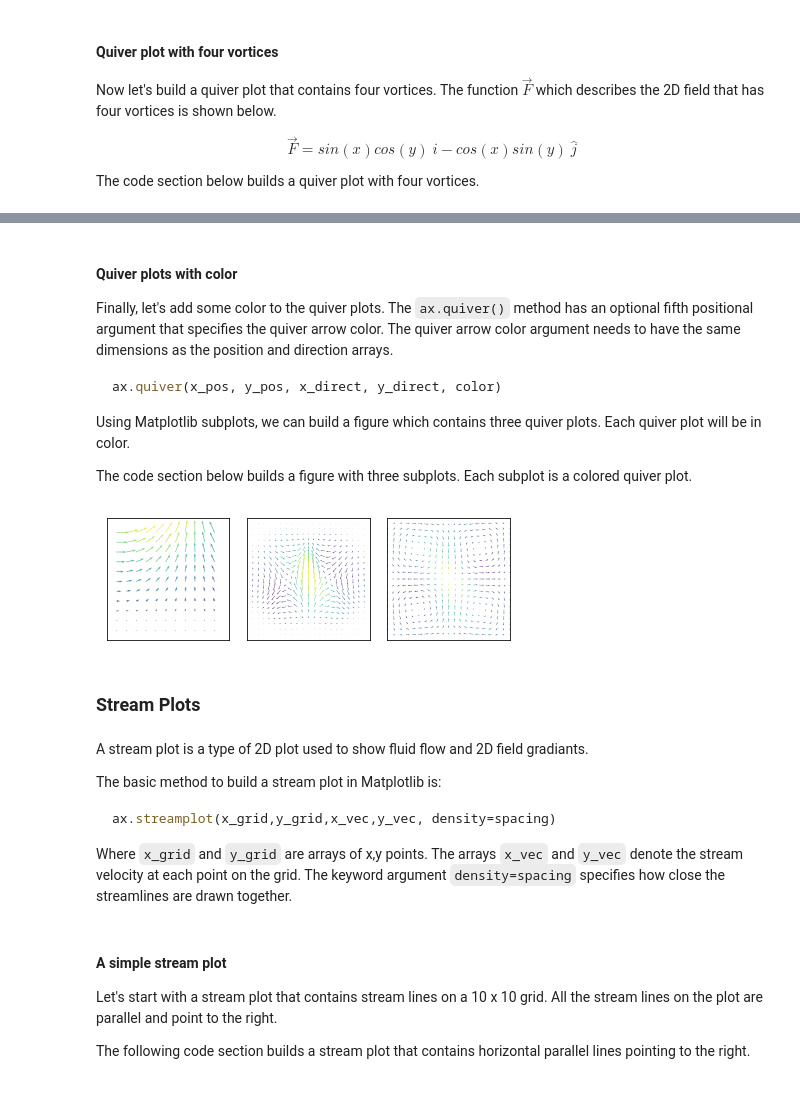
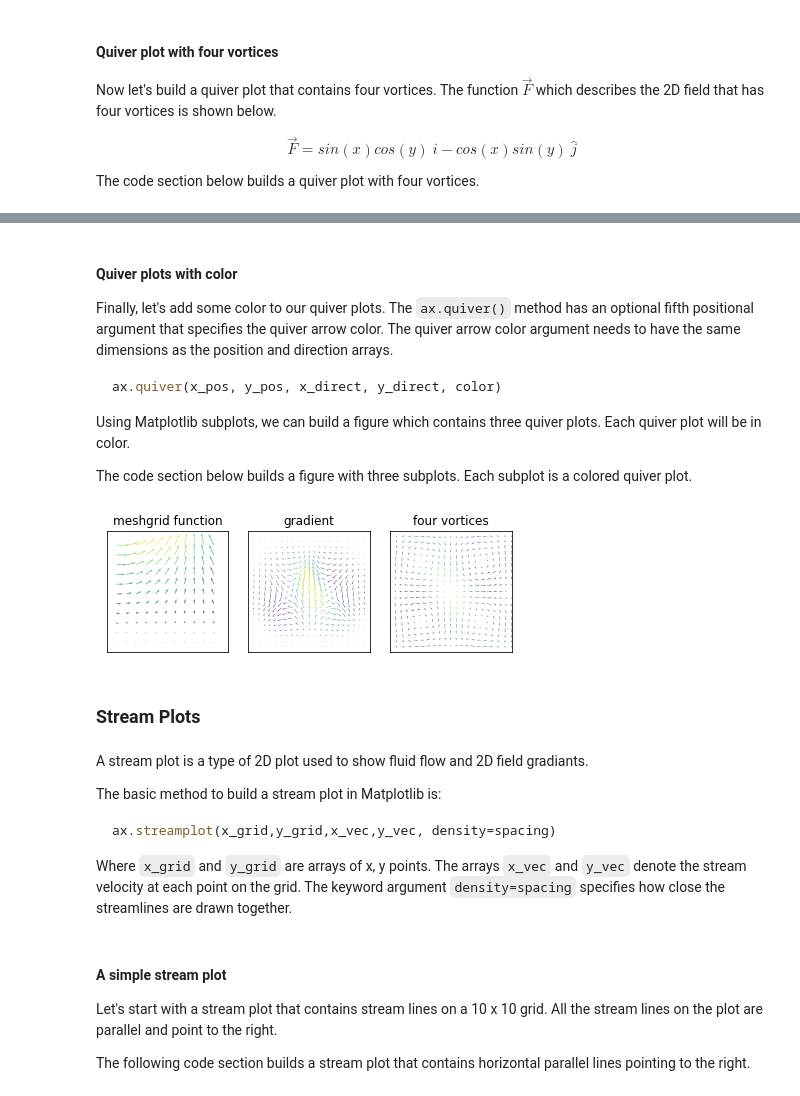
Before and after one commit to ProfessorKazarinoff/Problem-Solving-with-Python-37-Edition, a Jupyter notebook: notebooks/06-Plotting-with-Matplotlib/06.15-Quiver-and-Stream-Plots.ipynb, the cells around one changed output, grey strips where cells are left out. Drawn from its saved outputs; the diff is of its cells as text; code cells hidden in the pictures.

Commit message:
finished plotting chapter editing. still need more q's on stream, quiver and 3D plots

````diff
--- a/notebooks/06-Plotting-with-Matplotlib/06.15-Quiver-and-Stream-Plots.ipynb
+++ b/notebooks/06-Plotting-with-Matplotlib/06.15-Quiver-and-Stream-Plots.ipynb
@@ -214,7 +217,7 @@ plt.show()
 # %% [markdown]
 #### Quiver plots with color
 
-Finally, let's add some color to the quiver plots. The ```ax.quiver()``` method has an optional fifth positional argument that specifies the quiver arrow color. The quiver arrow color argument needs to have the same dimensions as the position and direction arrays.
+Finally, let's add some color to our quiver plots. The ```ax.quiver()``` method has an optional fifth positional argument that specifies the quiver arrow color. The quiver arrow color argument needs to have the same dimensions as the position and direction arrays.
 
 ```python
 ax.quiver(x_pos, y_pos, x_direct, y_direct, color)
@@ -245,6 +248,7 @@ ax1.xaxis.set_ticks([])
 ax1.yaxis.set_ticks([])
 ax1.axis([-0.2, 2.3, -0.2, 2.3])
 ax1.set_aspect('equal')
+ax1.set_title('meshgrid function')
 
 # second subplot
 x = np.arange(-2,2.2,0.2)
@@ -256,34 +260,36 @@ n = -2
 color = np.sqrt(((dx-n)/2)**2 + ((dy-n)/2)**2)
 
 ax2.quiver(X,Y,dx,dy,color)
 
 ax2.xaxis.set_ticks([])
 ax2.yaxis.set_ticks([])
 ax2.set_aspect('equal')
+ax2.set_title('gradient')
 
 # third subplot
 x = np.arange(0,2*np.pi+2*np.pi/20,2*np.pi/20)
 y = np.arange(0,2*np.pi+2*np.pi/20,2*np.pi/20)
 X,Y = np.meshgrid(x,y)
 u = np.sin(X)*np.cos(Y)
 v = -np.cos(X)*np.sin(Y)
 n = -1
 color = np.sqrt(((dx-n)/2)**2 + ((dy-n)/2)**2)
 
 ax3.quiver(X,Y,u,v,color)
 
 ax3.xaxis.set_ticks([])
 ax3.yaxis.set_ticks([])
 ax3.axis([0,2*np.pi,0,2*np.pi])
 ax3.set_aspect('equal')
+ax3.set_title('four vortices')
 
 # save and show the figure
 plt.tight_layout()
 fig.savefig('3_quiver_plots.png', dpi=300, bbox_inches='tight')
 
 plt.show()
 # %% [output]
-[figure, old version]
+[figure, new version]
 # %% [markdown]
 ### Stream Plots
 # %% [markdown]
@@ -295,7 +301,7 @@ The basic method to build a stream plot in Matplotlib is:
 ax.streamplot(x_grid,y_grid,x_vec,y_vec, density=spacing)
 ```
 
-Where ```x_grid``` and ```y_grid``` are arrays of x,y points. The arrays ```x_vec``` and ```y_vec``` denote the stream velocity at each point on the grid. The keyword argument ```density=spacing``` specifies how close the streamlines are drawn together.
+Where ```x_grid``` and ```y_grid``` are arrays of x, y points. The arrays ```x_vec``` and ```y_vec``` denote the stream velocity at each point on the grid. The keyword argument ```density=spacing``` specifies how close the streamlines are drawn together.
 # %% [markdown]
 #### A simple stream plot
 
````
Also changed, not shown: parts of 15 cells of this notebook, 11 other files.
